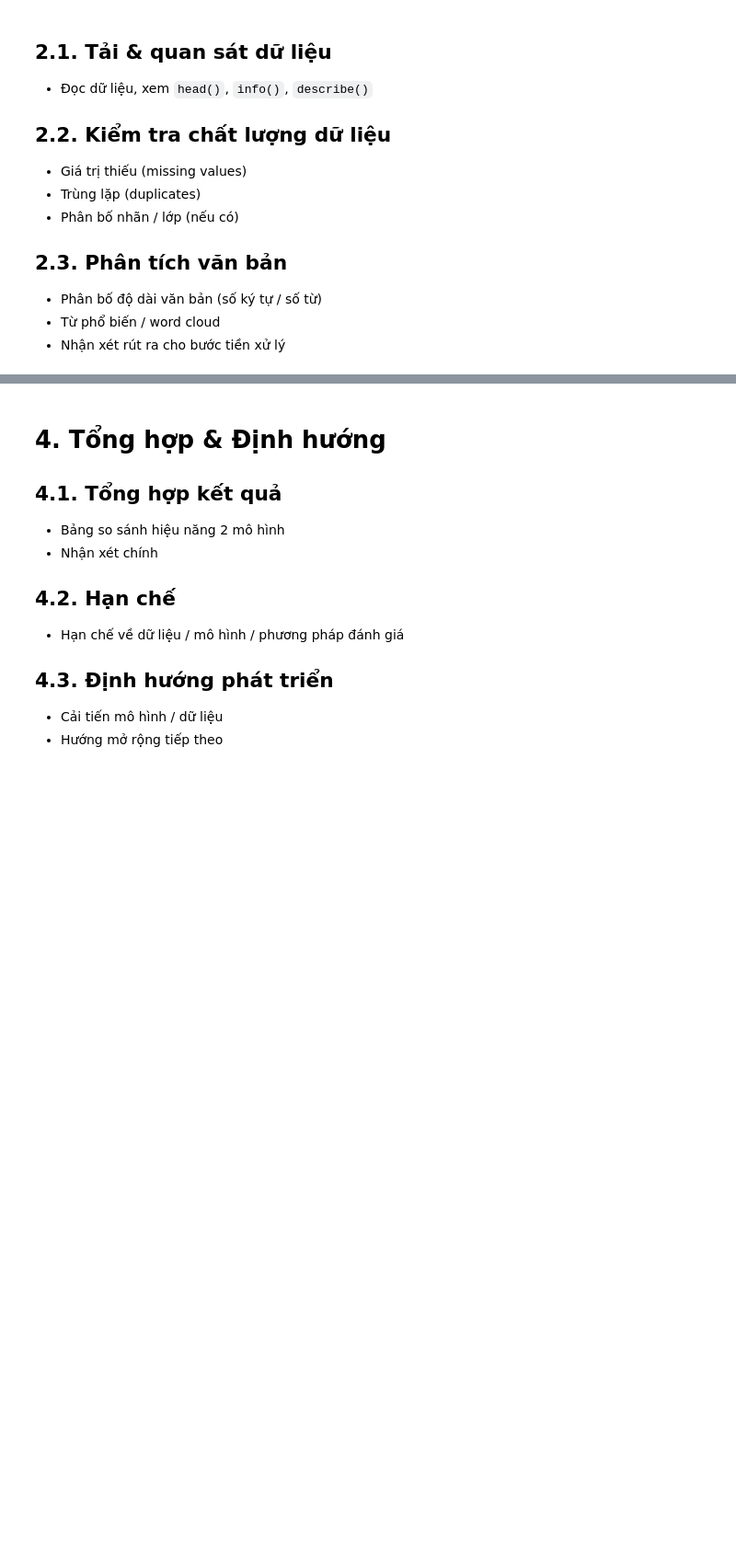
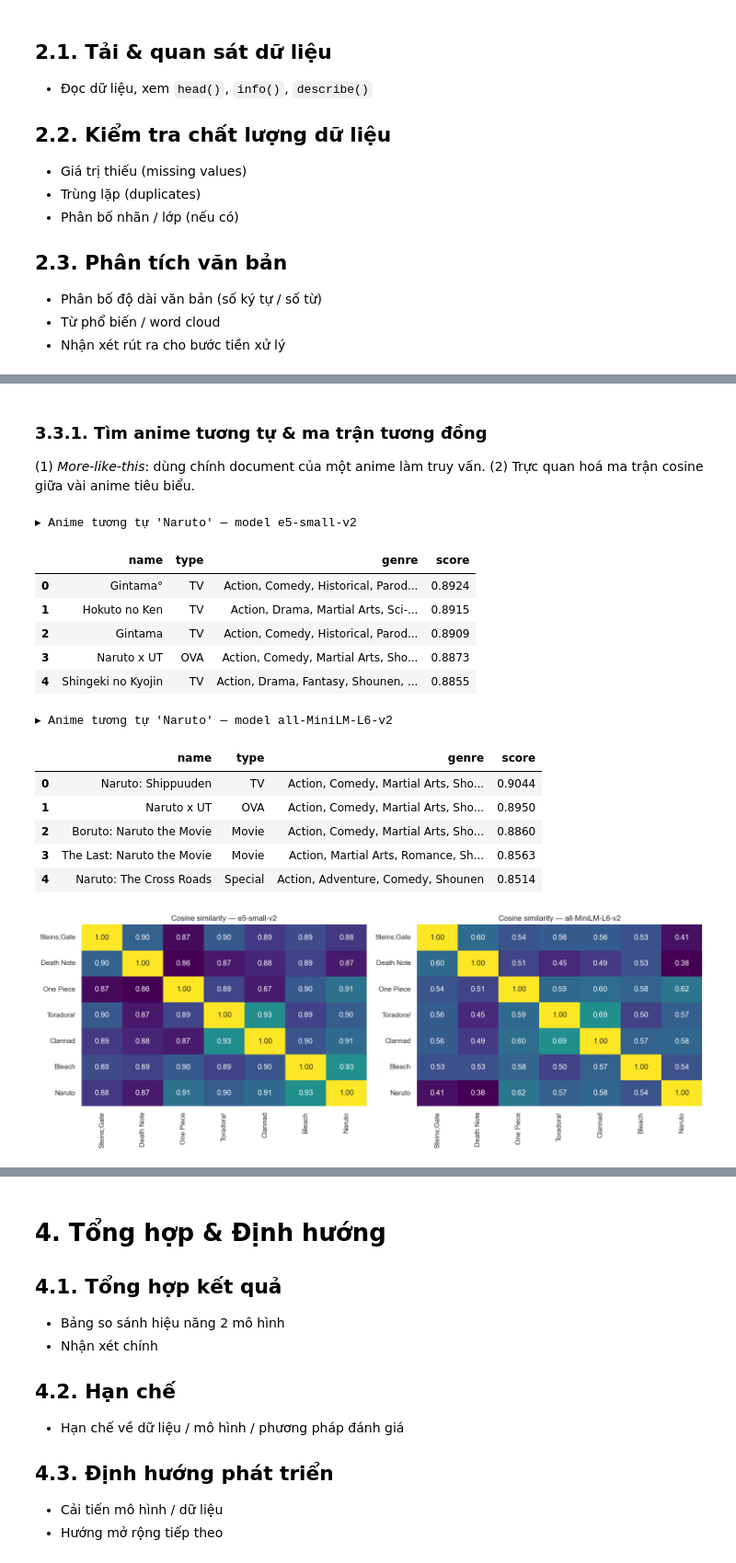
Before and after one commit to MasterSE-FSB/vector-space-model, a Jupyter notebook: vector-space-model.ipynb, the cells around one changed output, grey strips where cells are left out. Shown at 92% size. Drawn from its saved outputs; the diff is of its cells as text; code cells hidden in the pictures; blank space fills up the shorter version.

```diff
--- a/vector-space-model.ipynb
+++ b/vector-space-model.ipynb
@@ -80,0 +167,18 @@ _(Sườn bài — nội dung chi tiết sẽ điền sau)_
+# %%
+sample_docs = df["document"].head(500).tolist()
+enc_rows = []
+for mk in MODELS:
+    m = get_model(mk)
+    t0 = time.perf_counter()
+    emb = m.encode_passages(sample_docs)
+    dt = time.perf_counter() - t0
+    enc_rows.append({
+        "model": mk,
+        "dim": emb.shape[1],
+        "thời gian encode 500 doc (s)": round(dt, 2),
+        "doc/giây": round(len(sample_docs) / dt, 1),
+        "|v| (chuẩn L2)": round(float(np.linalg.norm(emb[0])), 3),
+        "vector trong Milvus": milvus_store.count(mk),
+        "collection": MODEL_REGISTRY[mk].collection,
+    })
+pd.DataFrame(enc_rows).set_index("model")
@@ -80,0 +273,41 @@ _(Sườn bài — nội dung chi tiết sẽ điền sau)_
+# %% [markdown]
+### 3.3.1. Tìm anime tương tự & ma trận tương đồng
+
+(1) *More-like-this*: dùng chính document của một anime làm truy vấn. (2) Trực quan hoá ma trận cosine giữa vài anime tiêu biểu.
+# %%
+# (1) More-like-this
+for mk in MODELS:
+    print(f"▸ Anime tương tự 'Naruto' — model {mk}")
+    res = search_service.search_similar_to_anime(mk, "Naruto", df, top_k=5)
+    display(show_results(res))
+
+# (2) Ma trận cosine similarity giữa vài anime tiêu biểu
+titles = ["Naruto", "Bleach", "One Piece", "Death Note", "Clannad", "Toradora!", "Steins;Gate"]
+sub = df[df["name"].isin(titles)].drop_duplicates("name")
+
+fig, axes = plt.subplots(1, 2, figsize=(15, 5.5))
+for ax, mk in zip(axes, MODELS):
+    emb = get_model(mk).encode_passages(sub["document"].tolist())
+    sim = emb @ emb.T
+    sns.heatmap(
+        sim, annot=True, fmt=".2f", cmap="viridis",
+        xticklabels=sub["name"], yticklabels=sub["name"], ax=ax, cbar=False,
+    )
+    ax.set_title(f"Cosine similarity — {mk}")
+plt.tight_layout(); plt.show()
+# %% [output]
+▸ Anime tương tự 'Naruto' — model e5-small-v2
+|  | name | type | genre | score |
+| 0 | Gintama° | TV | Action, Comedy, Historical, Parod... | 0.8924 |
+| 1 | Hokuto no Ken | TV | Action, Drama, Martial Arts, Sci-... | 0.8915 |
+| 2 | Gintama | TV | Action, Comedy, Historical, Parod... | 0.8909 |
+| 3 | Naruto x UT | OVA | Action, Comedy, Martial Arts, Sho... | 0.8873 |
+| 4 | Shingeki no Kyojin | TV | Action, Drama, Fantasy, Shounen, ... | 0.8855 |
+▸ Anime tương tự 'Naruto' — model all-MiniLM-L6-v2
+|  | name | type | genre | score |
+| 0 | Naruto: Shippuuden | TV | Action, Comedy, Martial Arts, Sho... | 0.9044 |
+| 1 | Naruto x UT | OVA | Action, Comedy, Martial Arts, Sho... | 0.8950 |
+| 2 | Boruto: Naruto the Movie | Movie | Action, Comedy, Martial Arts, Sho... | 0.8860 |
+| 3 | The Last: Naruto the Movie | Movie | Action, Martial Arts, Romance, Sh... | 0.8563 |
+| 4 | Naruto: The Cross Roads | Special | Action, Adventure, Comedy, Shounen | 0.8514 |
+[figure, added]
```
Also changed, not shown: parts of 17 cells of this notebook, 1 other file.
